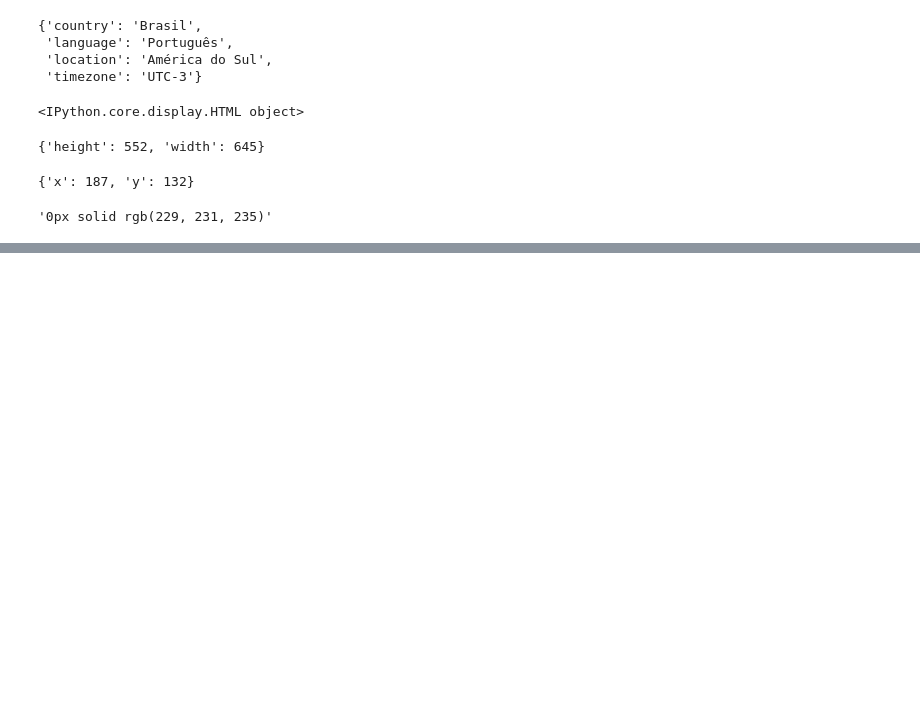
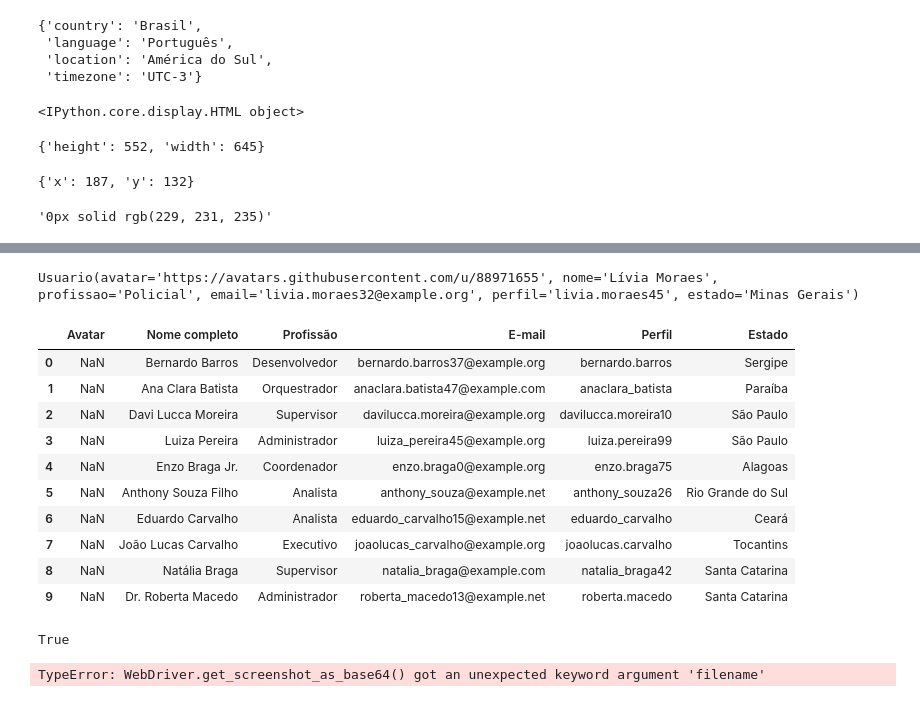
Before and after one commit to samueldk12/selenium_aprendizado, a Jupyter notebook: modulo_02.ipynb, the cells around one changed output, grey strips where cells are left out. Drawn from its saved outputs; the diff is of its cells as text; code cells hidden in the pictures; blank space fills up the shorter version.

Commit message:
feat: ajuste requirements, paginacao, screenshot, e pegar tabela por pandas

```diff
--- a/modulo_02.ipynb
+++ b/modulo_02.ipynb
@@ -181,0 +203,42 @@ for img in imagens:
+# %%
+from dataclasses import dataclass
+
+@dataclass
+class Usuario:
+    avatar: str
+    nome: str
+    profissao: str
+    email: str
+    perfil: str
+    estado: str
+# %%
+registros = []
+
+driver.get("https://curso-web-scraping.pages.dev/#/exemplo/8?page=1")
+
+proximo = driver.find_element(By.XPATH, '//main//button[contains(text(), "Próxima")]')
+
+tem_proxima_pagina = True
+
+while tem_proxima_pagina:
+    print(driver.current_url)
+    proximo = driver.find_element(By.XPATH, '//main//button[contains(text(), "Próxima")]')
+    tabela = driver.find_element(By.ID,'tabela-usuarios')
+    linhas = tabela.find_elements(By.CSS_SELECTOR, 'tbody tr')
+    for linha in linhas:
+        dados = linha.get_property('children')
+
+        registro = Usuario(
+            avatar = dados[0].find_element(By.TAG_NAME, 'img').get_property('src'),
+            nome= dados[1].text,
+            profissao= dados[2].text,
+            email= dados[3].text,
+            perfil= dados[4].text,
+            estado= dados[5].text,
+        )
+        registros.append(registro)
+
+    if not proximo.get_property('disabled'):
+        proximo.click()
+    else:
+        tem_proxima_pagina = False
@@ -181,0 +256,4 @@ for img in imagens:
+# %%
+registros[-1]
+# %% [output]
+Usuario(avatar='https://avatars.githubusercontent.com/u/88971655', nome='Lívia Moraes', profissao='Policial', email='livia.moraes32@example.org', perfil='livia.moraes45', estado='Minas Gerais')
@@ -181,0 +267,24 @@ for img in imagens:
+# %%
+tabela[0]
+# %% [output]
+|  | Avatar | Nome completo | Profissão | E-mail | Perfil | Estado |
+| 0 | NaN | Bernardo Barros | Desenvolvedor | bernardo.barros37@example.org | bernardo.barros | Sergipe |
+| 1 | NaN | Ana Clara Batista | Orquestrador | anaclara.batista47@example.com | anaclara_batista | Paraíba |
+| 2 | NaN | Davi Lucca Moreira | Supervisor | davilucca.moreira@example.org | davilucca.moreira10 | São Paulo |
+| 3 | NaN | Luiza Pereira | Administrador | luiza_pereira45@example.org | luiza.pereira99 | São Paulo |
+| 4 | NaN | Enzo Braga Jr. | Coordenador | enzo.braga0@example.org | enzo.braga75 | Alagoas |
+| 5 | NaN | Anthony Souza Filho | Analista | anthony_souza@example.net | anthony_souza26 | Rio Grande do Sul |
+| 6 | NaN | Eduardo Carvalho | Analista | eduardo_carvalho15@example.net | eduardo_carvalho | Ceará |
+| 7 | NaN | João Lucas Carvalho | Executivo | joaolucas_carvalho@example.org | joaolucas.carvalho | Tocantins |
+| 8 | NaN | Natália Braga | Supervisor | natalia_braga@example.com | natalia_braga42 | Santa Catarina |
+| 9 | NaN | Dr. Roberta Macedo | Administrador | roberta_macedo13@example.net | roberta.macedo | Santa Catarina |
+# %%
+driver.get("https://curso-web-scraping.pages.dev/#/exemplo/1")
+
+driver.save_screenshot(filename='screenshot.jpg')
+# %% [output]
+True
+# %%
+driver.get_screenshot_as_file(filename='screenshot.jpg')
+# %% [output]
+TypeError: WebDriver.get_screenshot_as_base64() got an unexpected keyword argument 'filename'
```
Also changed, not shown: parts of 8 cells of this notebook, 1 other file.
